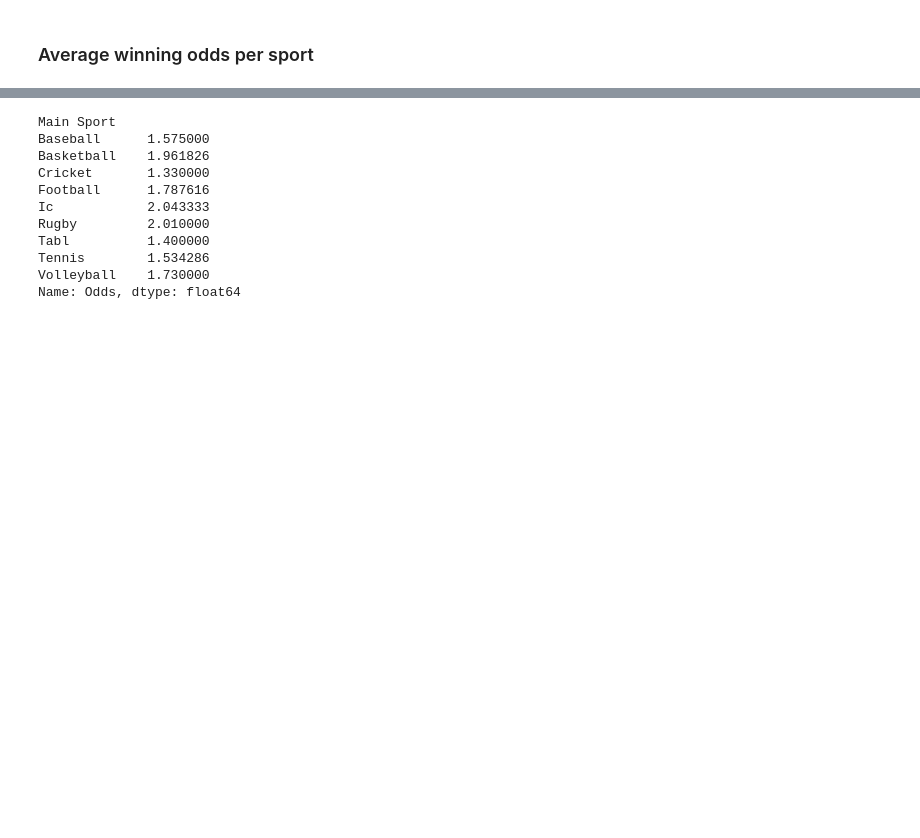
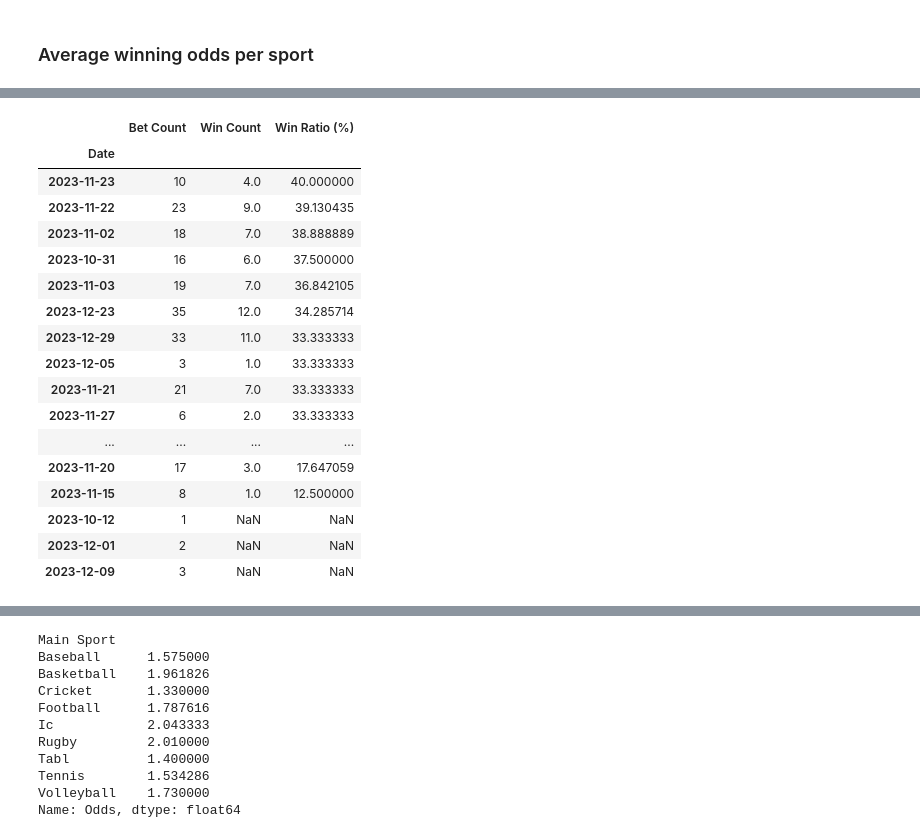
Before and after one commit to namatanda/scrapper, a Jupyter notebook: parser.ipynb, the cells around one changed output, grey strips where cells are left out. Saved outputs shown, nothing was run; the diff lists cells and outputs as text; code cells hidden in the pictures; blank space fills up the shorter version.

```diff
--- a/parser.ipynb
+++ b/parser.ipynb
@@ -124,0 +120,57 @@ win_stats.sort_values('Total Count', ascending=False)
+# %%
+def get_daily_bet_stats(df):
+    """
+    Calculates average number of bets placed per day and their win rate.
+
+    Args:
+        df: Pandas DataFrame containing betting data with a "Date" column.
+
+    Returns:
+        Pandas DataFrame with average bets and win rate, or a detailed DataFrame with daily stats.
+    """
+
+    #df['Date'] = pd.to_datetime(df['Date'])
+    daily_bets = df.groupby('Date')['Status'].count()
+    daily_wins = df[df['Status'] == 'win'].groupby('Date')['Status'].count()
+    daily_win_rate = (daily_wins / daily_bets) * 100
+    if df.empty:
+        return None, None  # Or handle appropriately
+
+    try:
+        average_bets = daily_bets.mean(index=[0])  # Attempt with index
+        average_win_rate = daily_win_rate.mean(index=[0])
+    except TypeError:
+        average_bets = daily_bets.mean()  # Fallback without index
+        average_win_rate = daily_win_rate.mean()
+
+    # Provide options for overall or detailed stats
+    daily_stats_overall = pd.DataFrame({'Average Bets': average_bets, 'Average Win Rate (%)': average_win_rate}, index=[0])
+
+    #daily_stats_overall = pd.DataFrame({'Average Bets': average_bets, 'Average Win Rate (%)': average_win_rate})
+    daily_stats_detailed = pd.concat([daily_bets, daily_wins, daily_win_rate], axis=1, keys=['Bet Count', 'Win Count', 'Win Ratio (%)'])
+
+    return daily_stats_overall, daily_stats_detailed
+# %%
+overall_stats, detailed_stats = get_daily_bet_stats(df.copy())
+# %%
+# For daily details
+detailed_stats.sort_values('Win Ratio (%)', ascending=False).tail(20)
+# %% [output]
+|  | Bet Count | Win Count | Win Ratio (%) |
+| Date |  |  |  |
+| 2023-11-23 | 10 | 4.0 | 40.000000 |
+| 2023-11-22 | 23 | 9.0 | 39.130435 |
+| 2023-11-02 | 18 | 7.0 | 38.888889 |
+| 2023-10-31 | 16 | 6.0 | 37.500000 |
+| 2023-11-03 | 19 | 7.0 | 36.842105 |
+| 2023-12-23 | 35 | 12.0 | 34.285714 |
+| 2023-12-29 | 33 | 11.0 | 33.333333 |
+| 2023-12-05 | 3 | 1.0 | 33.333333 |
+| 2023-11-21 | 21 | 7.0 | 33.333333 |
+| 2023-11-27 | 6 | 2.0 | 33.333333 |
+| ... | ... | ... | ... |
+| 2023-11-20 | 17 | 3.0 | 17.647059 |
+| 2023-11-15 | 8 | 1.0 | 12.500000 |
+| 2023-10-12 | 1 | NaN | NaN |
+| 2023-12-01 | 2 | NaN | NaN |
+| 2023-12-09 | 3 | NaN | NaN |
```
Also changed, not shown: parts of 22 cells of this notebook, 1 other file.
